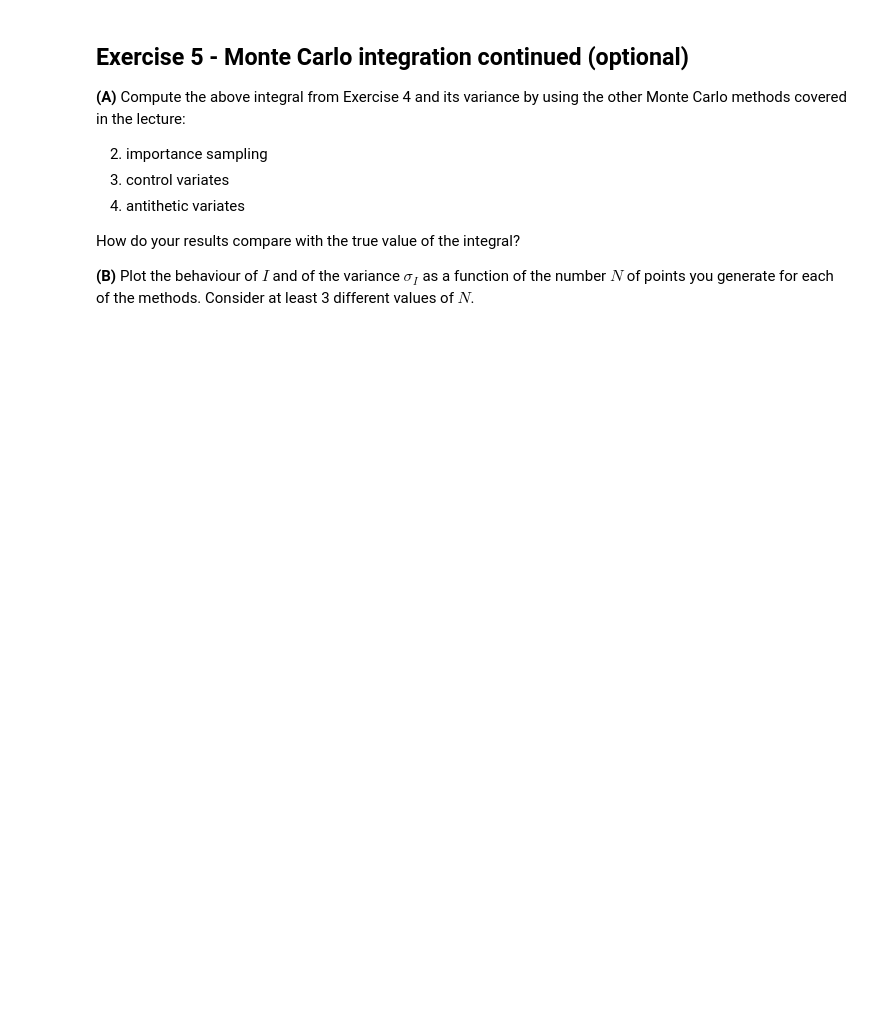
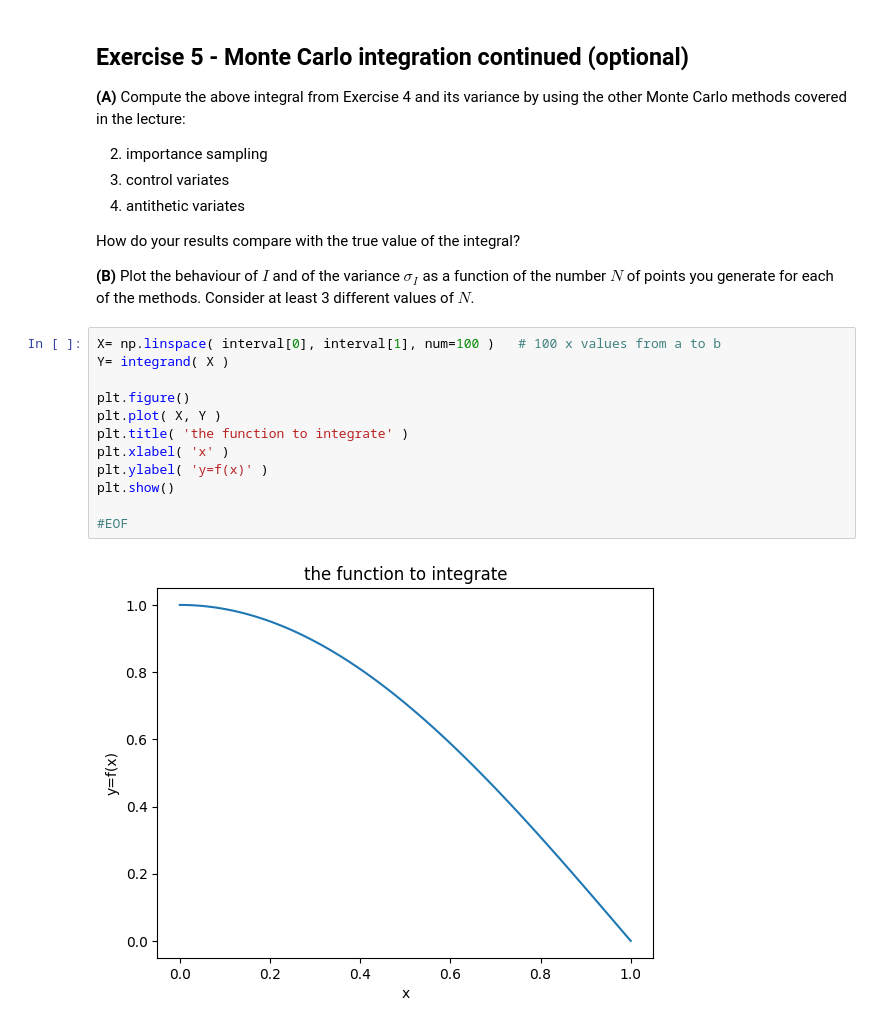
Before and after one commit to ThomasSchallar/NUM, a Jupyter notebook: Exercise Sheet 5.ipynb, the cells around one changed output. Saved outputs shown, nothing was run; the diff lists cells and outputs as text; blank space fills up the shorter version.

```diff
--- a/Exercise Sheet 5.ipynb
+++ b/Exercise Sheet 5.ipynb
@@ -267,3 +310,17 @@ How do your results compare with the true value of the integral?
 How do your results compare with the true value of the integral?
 
 **(B)** Plot the behaviour of $I$ and of the variance $\sigma_{I}$ as a function of the number $N$ of points you generate for each of the methods. Consider at least 3 different values of $N$.
+# %%
+X= np.linspace( interval[0], interval[1], num=100 )   # 100 x values from a to b
+Y= integrand( X )
+
+plt.figure()
+plt.plot( X, Y )
+plt.title( 'the function to integrate' )
+plt.xlabel( 'x' )
+plt.ylabel( 'y=f(x)' )
+plt.show()
+
+#EOF
+# %% [output]
+[figure, added]
```
Also changed, not shown: parts of 3 cells of this notebook.
